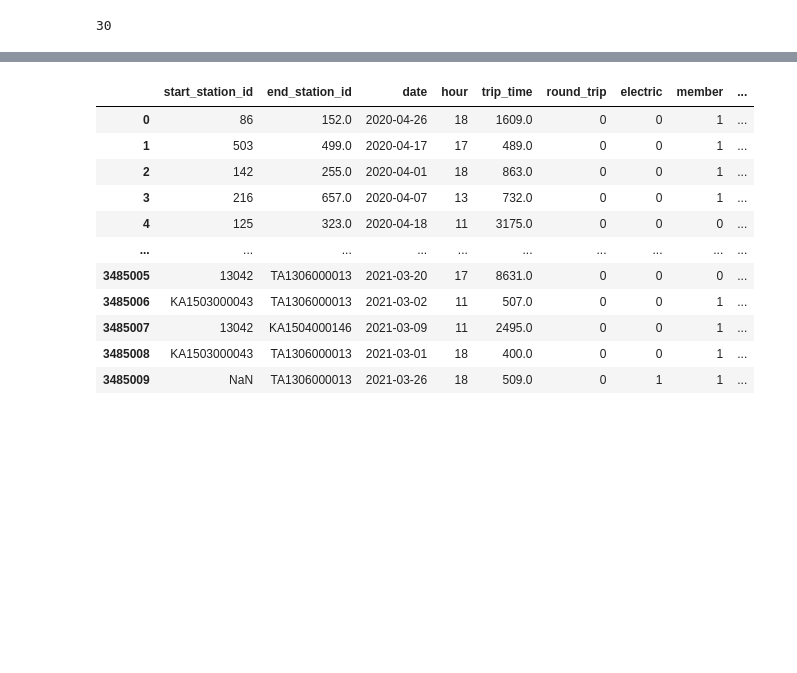
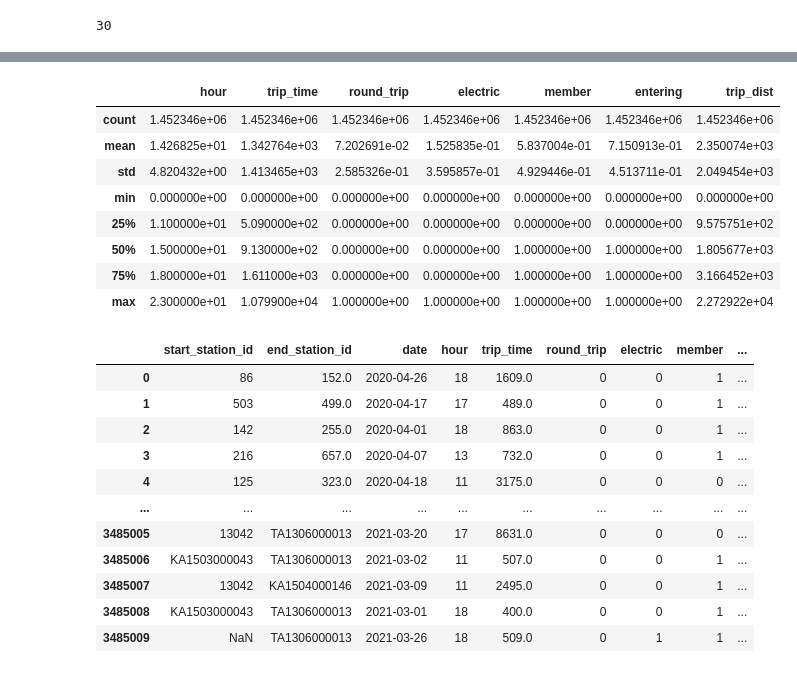
Before and after one commit to nick-kopy/Predicting-Bike-Rental-Station-Traffic, a Jupyter notebook: cap3.ipynb, the cells around one changed output, grey strips where cells are left out. Saved outputs shown, nothing was run; the diff lists cells and outputs as text; code cells hidden in the pictures; blank space fills up the shorter version.

```diff
--- a/cap3.ipynb
+++ b/cap3.ipynb
@@ -300,3 +328,15 @@ def serialize(inputdf):
+# %%
+df_down.describe()
+# %% [output]
+|  | hour | trip_time | round_trip | electric | member | entering | trip_dist |
+| count | 1.452346e+06 | 1.452346e+06 | 1.452346e+06 | 1.452346e+06 | 1.452346e+06 | 1.452346e+06 | 1.452346e+06 |
+| mean | 1.426825e+01 | 1.342764e+03 | 7.202691e-02 | 1.525835e-01 | 5.837004e-01 | 7.150913e-01 | 2.350074e+03 |
+| std | 4.820432e+00 | 1.413465e+03 | 2.585326e-01 | 3.595857e-01 | 4.929446e-01 | 4.513711e-01 | 2.049454e+03 |
+| min | 0.000000e+00 | 0.000000e+00 | 0.000000e+00 | 0.000000e+00 | 0.000000e+00 | 0.000000e+00 | 0.000000e+00 |
+| 25% | 1.100000e+01 | 5.090000e+02 | 0.000000e+00 | 0.000000e+00 | 0.000000e+00 | 0.000000e+00 | 9.575751e+02 |
+| 50% | 1.500000e+01 | 9.130000e+02 | 0.000000e+00 | 0.000000e+00 | 1.000000e+00 | 1.000000e+00 | 1.805677e+03 |
+| 75% | 1.800000e+01 | 1.611000e+03 | 0.000000e+00 | 0.000000e+00 | 1.000000e+00 | 1.000000e+00 | 3.166452e+03 |
+| max | 2.300000e+01 | 1.079900e+04 | 1.000000e+00 | 1.000000e+00 | 1.000000e+00 | 1.000000e+00 | 2.272922e+04 |
 # %%
 dfall
 # %% [output]
```
Also changed, not shown: parts of 15 cells of this notebook.
